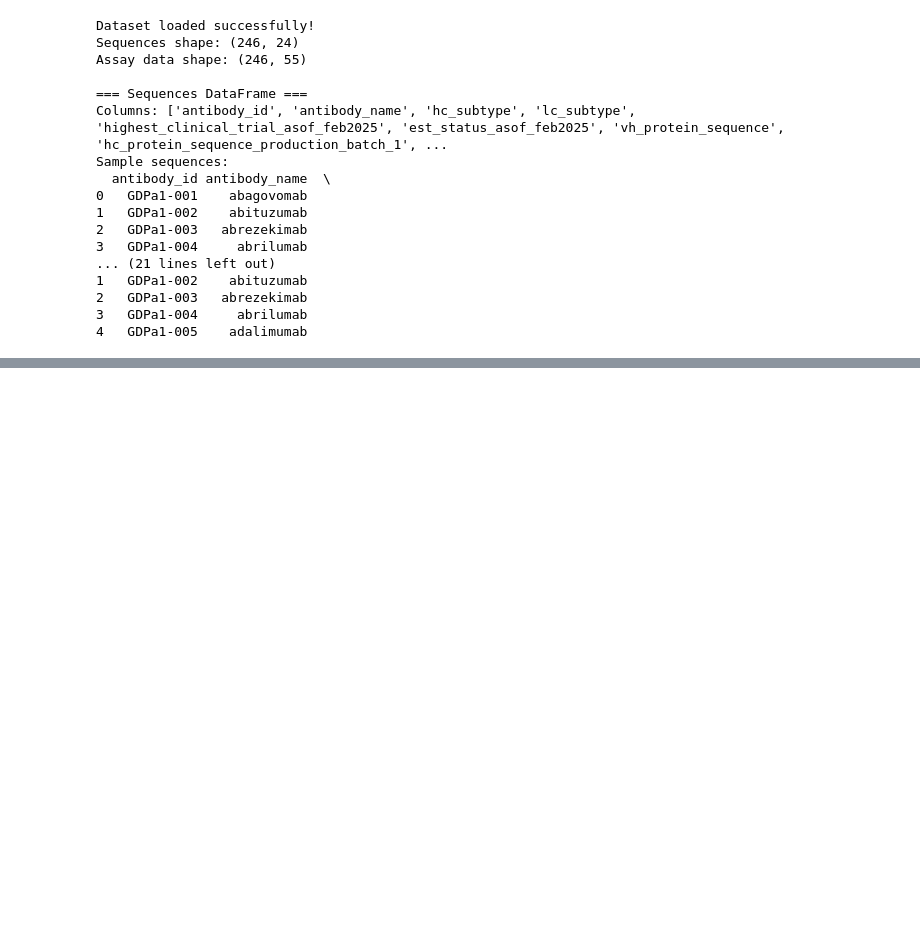
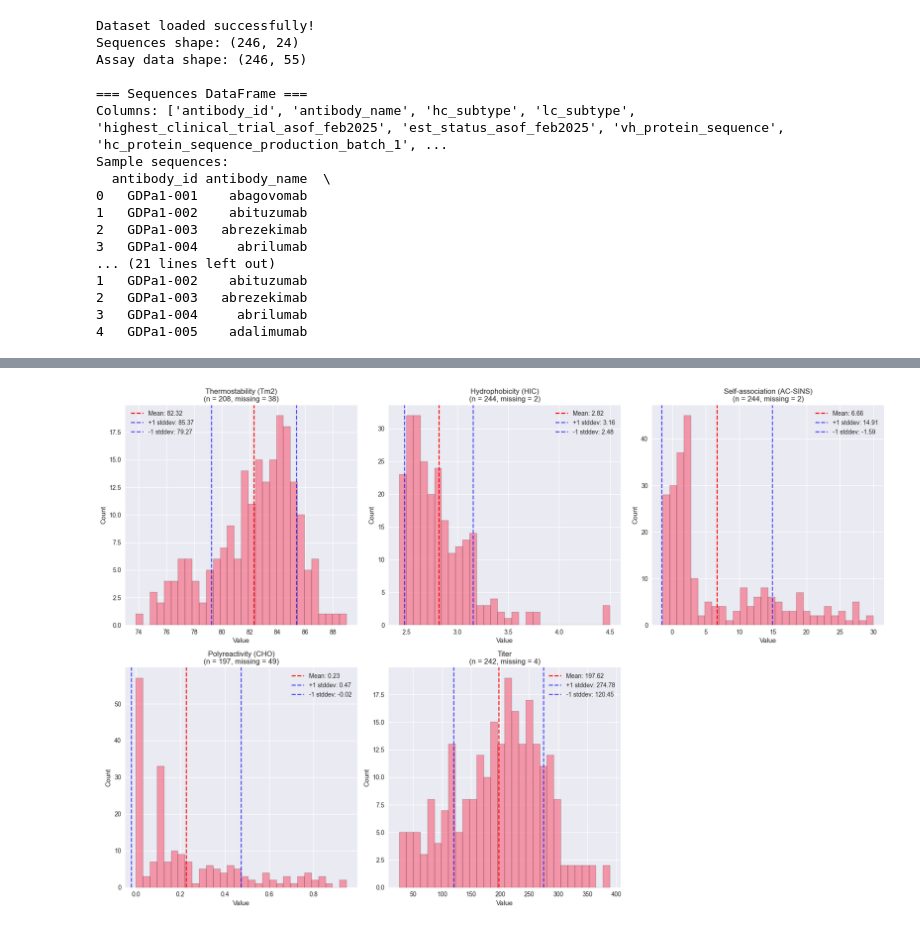
Before and after one commit to SidhantPuntambekar/BMI702_Final_Project, a Jupyter notebook: baseline_model/gdpa1_data_exploration.ipynb, the cells around one changed output, grey strips where cells are left out. Saved outputs shown, nothing was run; the diff lists cells and outputs as text; code cells hidden in the pictures; blank space fills up the shorter version.

Commit message:
Did some light data exploration of the GDPa1 dataset and start on developability baseline model

```diff
--- a/baseline_model/gdpa1_data_exploration.ipynb
+++ b/baseline_model/gdpa1_data_exploration.ipynb
@@ -62,0 +119,35 @@ Sample sequences:
+# %%
+# Visualize data distributions for each target property
+
+fig, axes = plt.subplots(2, 3, figsize = (18, 12))
+axes = axes.ravel()
+
+for i, (property_name, col_name) in enumerate(TARGET_PROPERTIES.items()):
+    ax = axes[i]
+
+    data = df[col_name].dropna() # Ensure non-null values
+
+    if len(data) > 0:
+        ax.hist(data, bins = 30, alpha = 0.7, edgecolor = 'black')
+        ax.set_title(f'{property_name}\n(n = {len(data)}, missing = {df[col_name].isnull().sum()})')
+        ax.set_xlabel('Value')
+        ax.set_ylabel('Count')
+
+        # Add mean and stddev lines
+        mean_val = data.mean()
+        std_dev = data.std()
+        ax.axvline(mean_val, color = 'red', linestyle = '--', label = f'Mean: {mean_val:.2f}')
+        ax.axvline(mean_val + std_dev, color = 'blue', linestyle = '--', alpha = 0.6, label = f'+1 stddev: {mean_val + std_dev:.2f}')
+        ax.axvline(mean_val - std_dev, color = 'blue', linestyle = '--', alpha = 0.6, label = f'-1 stddev: {mean_val - std_dev:.2f}')
+        ax.legend()
+    else:
+        ax.text(0.5, 0.5, 'No data available', ha = 'center', va = 'center', transform = ax.transAxes)
+        ax.set_title(f'{property_name}\n(No data)')
+
+# Hide the last subplot
+axes[-1].set_visible(False)
+
+plt.tight_layout()
+plt.show()
+# %% [output]
+[figure, added]
```
Also changed, not shown: parts of 2 cells of this notebook, 1 other file.
